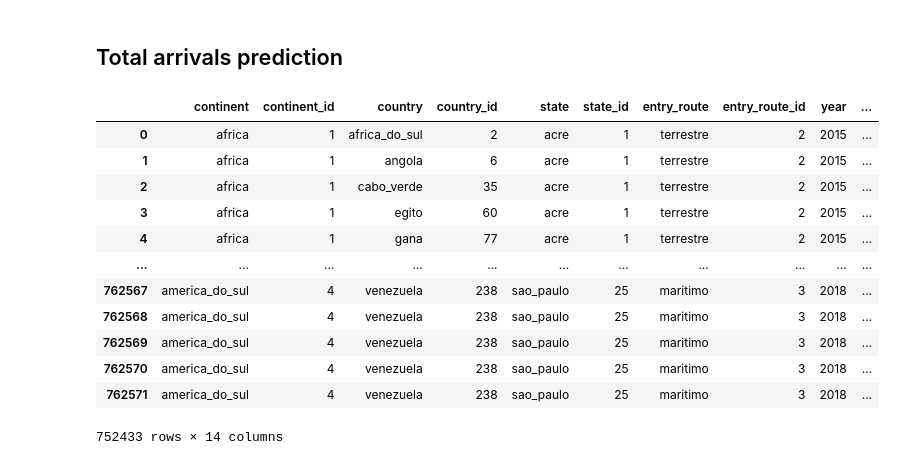
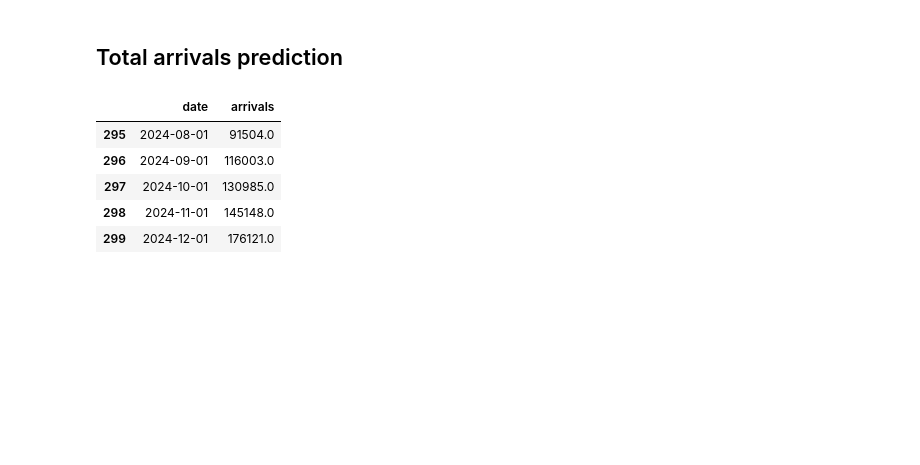
Before and after one commit to renanop/international_arrivals_time_series_forecasting, a Jupyter notebook: notebooks/modeling/aggregated_model_experimentation.ipynb, the cells around one changed output. Saved outputs shown, nothing was run; the diff lists cells and outputs as text; code cells hidden in the pictures; blank space fills up the shorter version.

```diff
--- a/notebooks/modeling/aggregated_model_experimentation.ipynb
+++ b/notebooks/modeling/aggregated_model_experimentation.ipynb
@@ -89,17 +94,19 @@ df
 # %% [markdown]
 ## Total arrivals prediction
 # %%
+df_rj = process_df(
+    df=df,
+    state="rio_de_janeiro",
+    value_cols="arrivals",
+    agg_func="sum",
+    agg_cols="date"
+)
+
+df_rj.tail()
 # %% [output]
-|  | continent | continent_id | country | country_id | state | state_id | entry_route | entry_route_id | year | ... |
-| 0 | africa | 1 | africa_do_sul | 2 | acre | 1 | terrestre | 2 | 2015 | ... |
-| 1 | africa | 1 | angola | 6 | acre | 1 | terrestre | 2 | 2015 | ... |
-| 2 | africa | 1 | cabo_verde | 35 | acre | 1 | terrestre | 2 | 2015 | ... |
-| 3 | africa | 1 | egito | 60 | acre | 1 | terrestre | 2 | 2015 | ... |
-| 4 | africa | 1 | gana | 77 | acre | 1 | terrestre | 2 | 2015 | ... |
-| ... | ... | ... | ... | ... | ... | ... | ... | ... | ... | ... |
-| 762567 | america_do_sul | 4 | venezuela | 238 | sao_paulo | 25 | maritimo | 3 | 2018 | ... |
-| 762568 | america_do_sul | 4 | venezuela | 238 | sao_paulo | 25 | maritimo | 3 | 2018 | ... |
-| 762569 | america_do_sul | 4 | venezuela | 238 | sao_paulo | 25 | maritimo | 3 | 2018 | ... |
-| 762570 | america_do_sul | 4 | venezuela | 238 | sao_paulo | 25 | maritimo | 3 | 2018 | ... |
-| 762571 | america_do_sul | 4 | venezuela | 238 | sao_paulo | 25 | maritimo | 3 | 2018 | ... |
+|  | date | arrivals |
+| 295 | 2024-08-01 | 91504.0 |
+| 296 | 2024-09-01 | 116003.0 |
+| 297 | 2024-10-01 | 130985.0 |
+| 298 | 2024-11-01 | 145148.0 |
+| 299 | 2024-12-01 | 176121.0 |
-752433 rows × 14 columns
```
Also changed, not shown: parts of 23 cells of this notebook.
